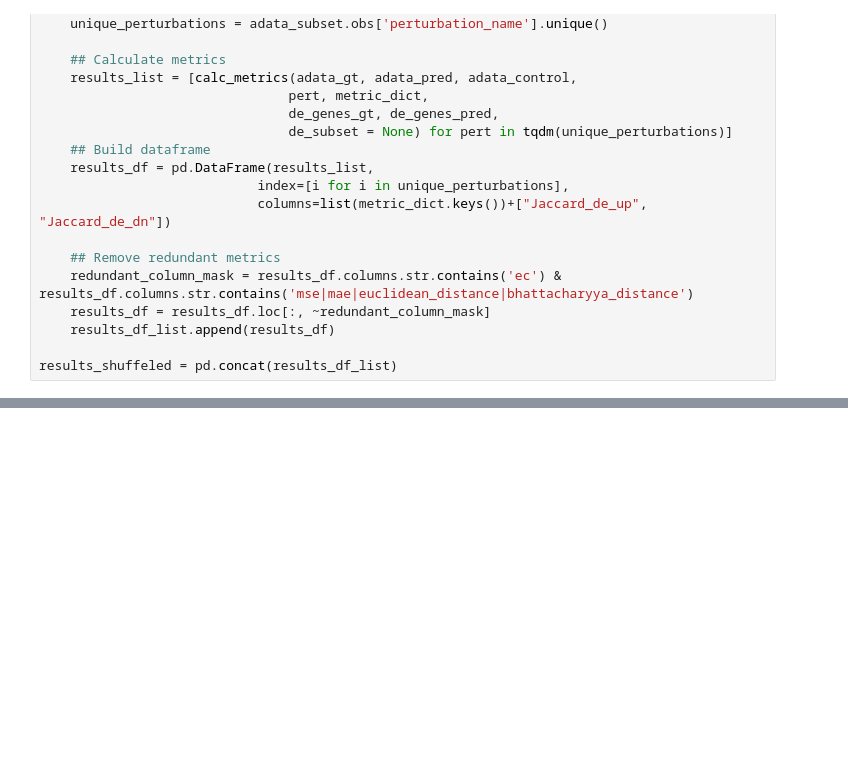
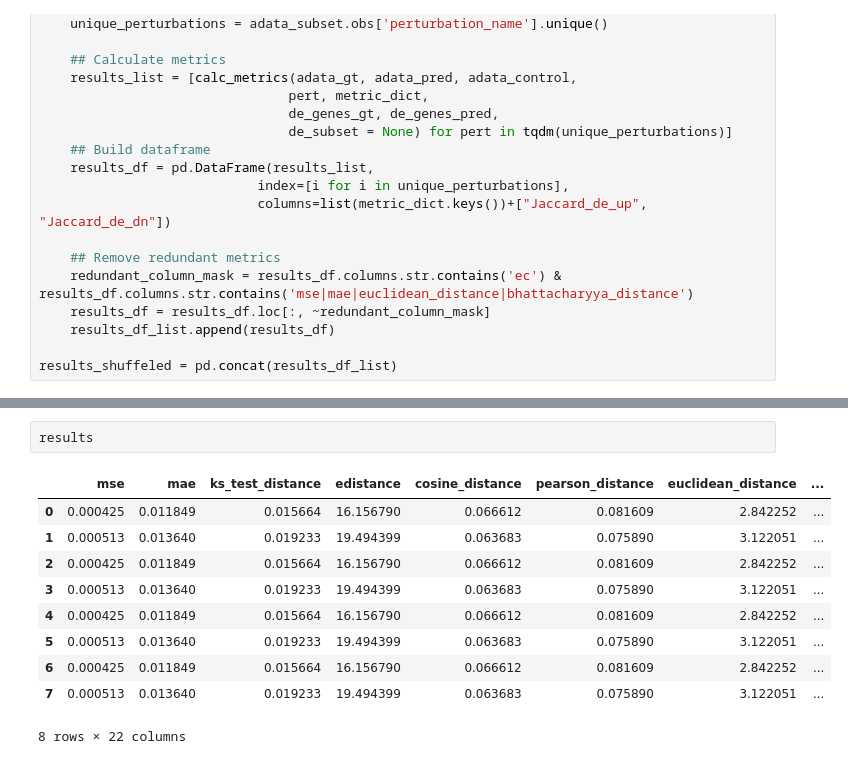
Before and after one commit to chanzuckerberg/scEvalsJam, a Jupyter notebook: metrics/metrics_demo.ipynb, the cells around one changed output, grey strips where cells are left out. Drawn from its saved outputs; the diff is of its cells as text; blank space fills up the shorter version.

```diff
--- a/metrics/metrics_demo.ipynb
+++ b/metrics/metrics_demo.ipynb
@@ -182,0 +207,13 @@ plot_metrics(results,['FOXA1','FOXA3'],['mse','mae','ks_test_distance','edistanc
+# %%
+results
+# %% [output]
+|  | mse | mae | ks_test_distance | edistance | cosine_distance | pearson_distance | euclidean_distance | ... |
+| 0 | 0.000425 | 0.011849 | 0.015664 | 16.156790 | 0.066612 | 0.081609 | 2.842252 | ... |
+| 1 | 0.000513 | 0.013640 | 0.019233 | 19.494399 | 0.063683 | 0.075890 | 3.122051 | ... |
+| 2 | 0.000425 | 0.011849 | 0.015664 | 16.156790 | 0.066612 | 0.081609 | 2.842252 | ... |
+| 3 | 0.000513 | 0.013640 | 0.019233 | 19.494399 | 0.063683 | 0.075890 | 3.122051 | ... |
+| 4 | 0.000425 | 0.011849 | 0.015664 | 16.156790 | 0.066612 | 0.081609 | 2.842252 | ... |
+| 5 | 0.000513 | 0.013640 | 0.019233 | 19.494399 | 0.063683 | 0.075890 | 3.122051 | ... |
+| 6 | 0.000425 | 0.011849 | 0.015664 | 16.156790 | 0.066612 | 0.081609 | 2.842252 | ... |
+| 7 | 0.000513 | 0.013640 | 0.019233 | 19.494399 | 0.063683 | 0.075890 | 3.122051 | ... |
+8 rows × 22 columns
```
Also changed, not shown: parts of 4 cells of this notebook.
